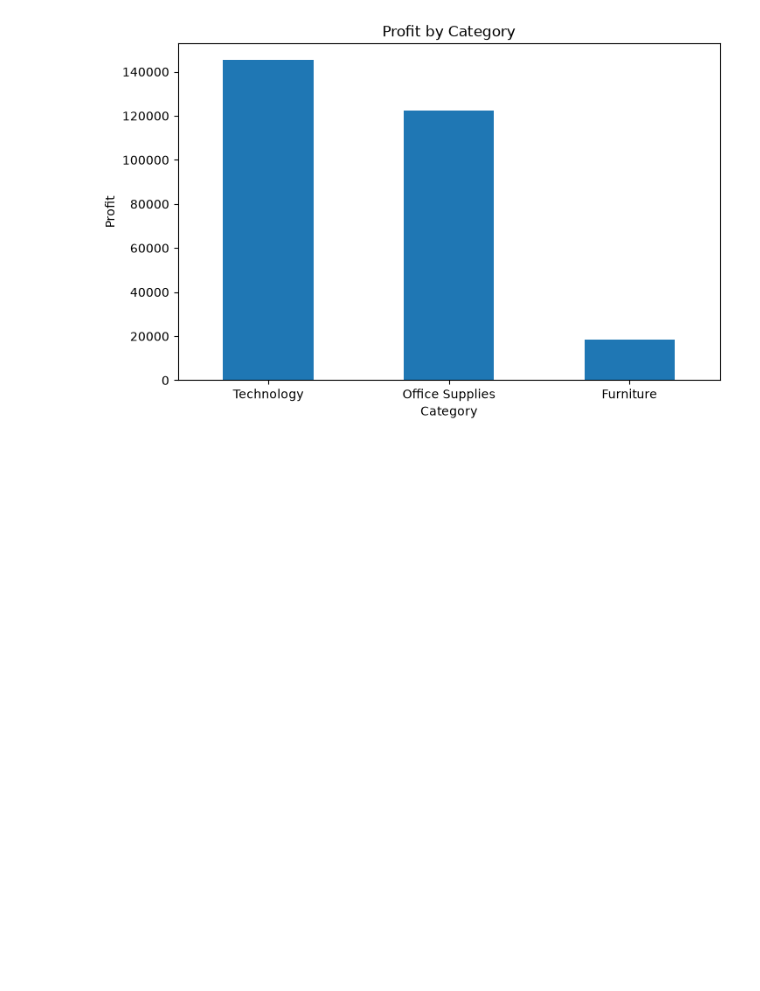
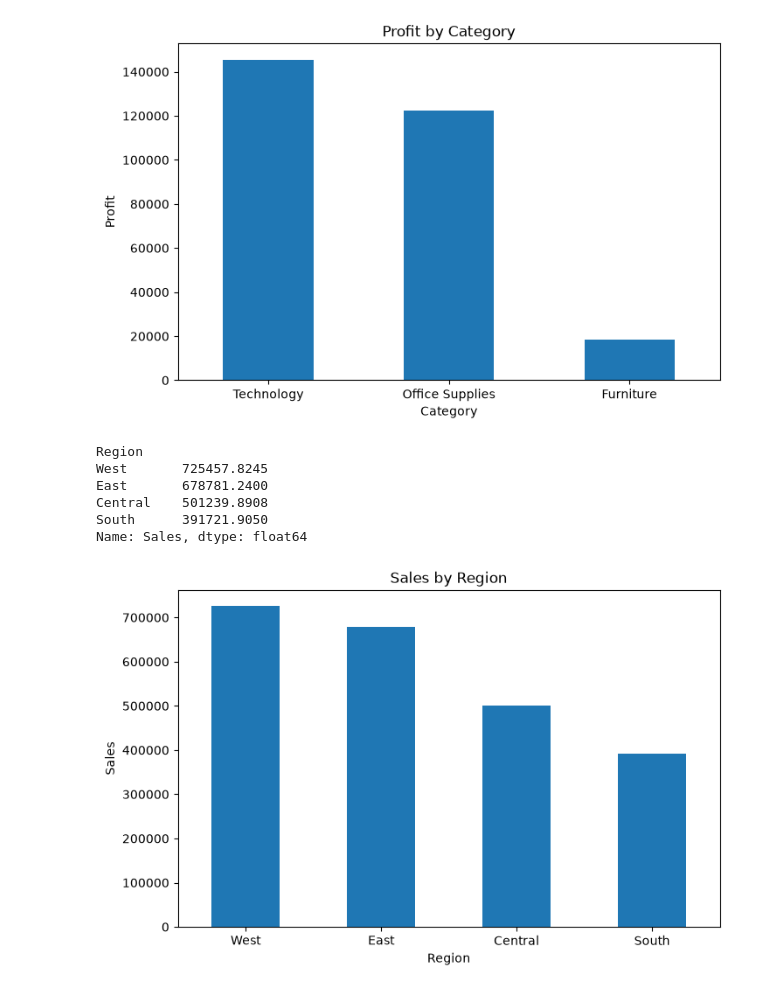
Before and after one commit to hemanth018-cell/retail-sales-analytics, a Jupyter notebook: notebooks/02_exploratory_data_analysis.ipynb, the cells around one changed output. Drawn from its saved outputs; the diff is of its cells as text; code cells hidden in the pictures; blank space fills up the shorter version.

Commit message:
Complete regional and sales trend analysis

```diff
--- a/notebooks/02_exploratory_data_analysis.ipynb
+++ b/notebooks/02_exploratory_data_analysis.ipynb
@@ -111,3 +110,31 @@ Office Supplies    122490.8008
 Furniture           18451.2728
 Name: Profit, dtype: float64
 [figure]
+# %%
+region_sales = (
+    df.groupby("Region")["Sales"]
+      .sum()
+      .sort_values(ascending=False)
+)
+
+print(region_sales)
+
+region_sales.plot(
+    kind="bar",
+    figsize=(8,5)
+)
+
+plt.title("Sales by Region")
+plt.xlabel("Region")
+plt.ylabel("Sales")
+plt.xticks(rotation=0)
+
+plt.show()
+# %% [output]
+Region
+West       725457.8245
+East       678781.2400
+Central    501239.8908
+South      391721.9050
+Name: Sales, dtype: float64
+[figure, added]
```
Also changed, not shown: parts of 7 cells of this notebook.
